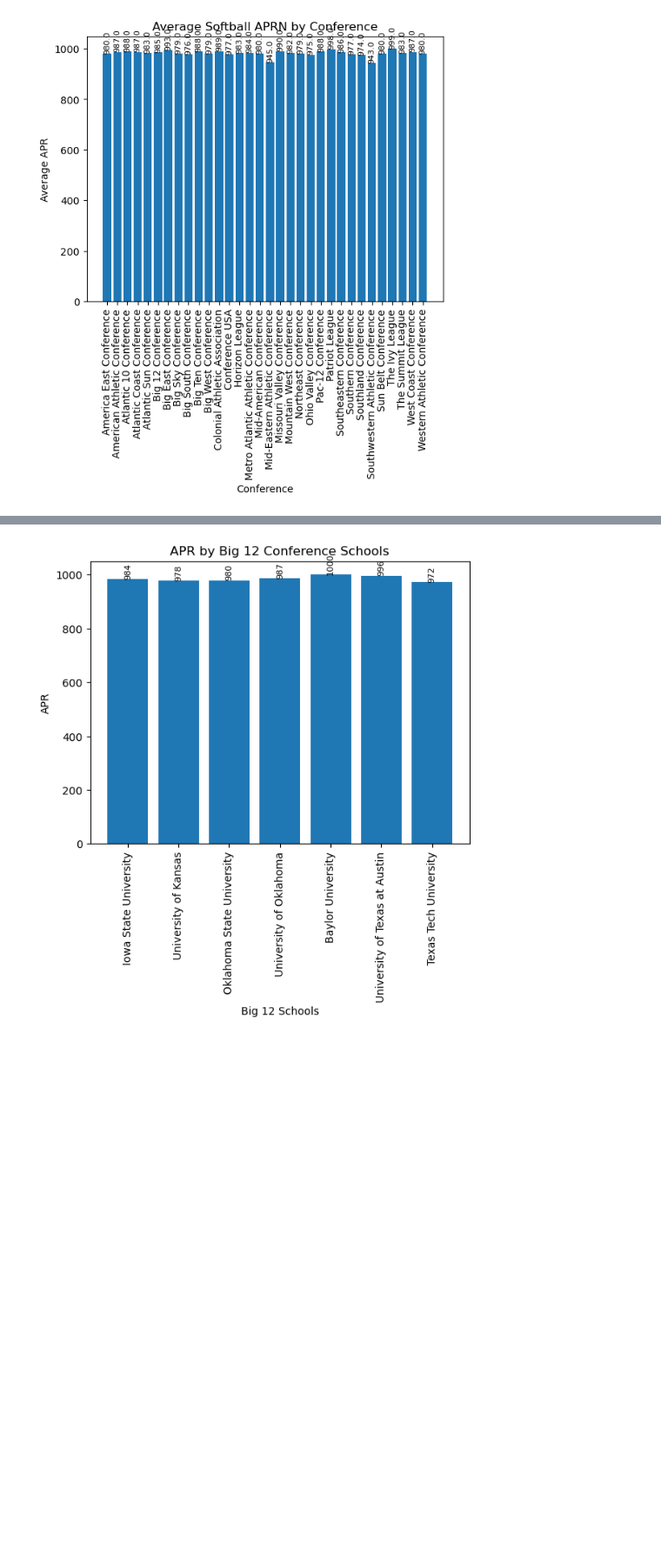
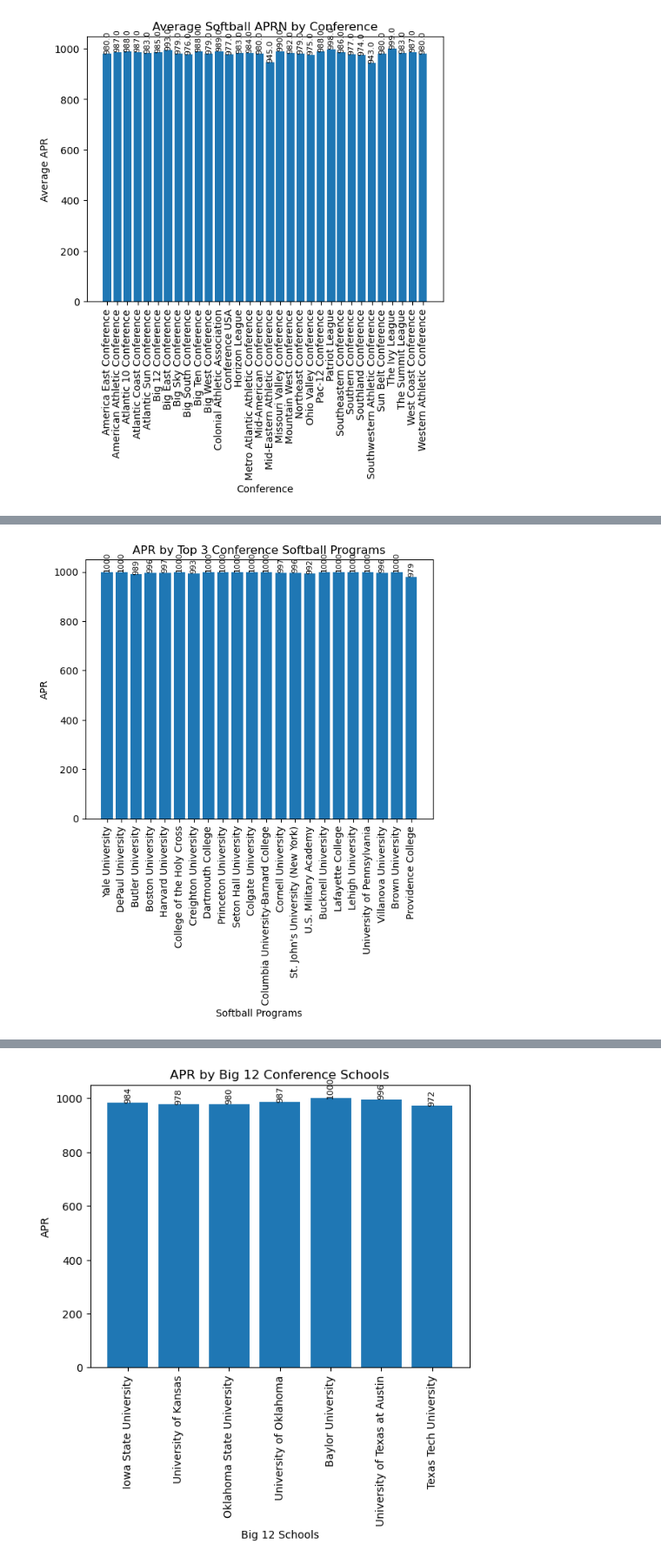
Before and after one commit to msmixj/Data-Analytics-Capstone, a Jupyter notebook: Data_Capstone_Project.ipynb, the cells around one changed output, grey strips where cells are left out. Shown at 87% size. Drawn from its saved outputs; the diff is of its cells as text; code cells hidden in the pictures; blank space fills up the shorter version.

```diff
--- a/Data_Capstone_Project.ipynb
+++ b/Data_Capstone_Project.ipynb
@@ -227,0 +226,3 @@ filtered_sb_data = data[data['SPORT_NAME'] == "Women's Softball"]
+# %%
+sb_data = data.loc[(data['SPORT_NAME'] == "Women's Softball")]
+print(sb_data)
@@ -279,9 +320,10 @@ Data columns (total 56 columns):
 dtypes: float64(24), int64(29), object(3)
 memory usage: 119.3+ KB
 # %%
-conf_average = filtered_sb_data.groupby('NCAA_CONFERENCE')['FOURYEAR_SCORE'].mean()
-rd_confaverage = round(conf_average)
-print (rd_confaverage)
+#Getting the average APR per conference
+conf_avg = sb_data.groupby('NCAA_CONFERENCE')['FOURYEAR_SCORE'].mean()
+rd_confavg = round(conf_avg)
+print (rd_confavg)
 # %% [output]
 NCAA_CONFERENCE
 America East Conference               980.0
@@ -310,7 +364,7 @@ Name: FOURYEAR_SCORE, dtype: float64
 
 #Create the bar plot
 fig, ax = plt.subplots()
-bars = ax.bar(rd_confaverage.index, rd_confaverage.values)
+bars = ax.bar(rd_confavg.index, rd_confavg.values)
 plt.xlabel('Conference')
 plt.ylabel('Average APR')
 plt.title('Average Softball APRN by Conference')
@@ -323,3 +377,8 @@ for bar in bars:
 plt.show()
 # %% [output]
 [figure]
+# %%
+#Creating a dataframe with the Conferences that have the top 3 average APR's
+top3conf_sb = sb_data[(sb_data['NCAA_CONFERENCE'] == 'The Ivy League') | (sb_data['NCAA_CONFERENCE'] == 'Patriot League') | (sb_data['NCAA_CONFERENCE'] == 'Big East Conference')]
+
+print(top3conf_sb)
@@ -325,0 +403,17 @@ plt.show()
+# %%
+#Plotting the APR's of the softball programs for the top 3 conferences with the highest APR average.
+#Create the bar plot
+fig, ax = plt.subplots()
+bars = ax.bar(top3conf_sb['SCHOOL_NAME'], top3conf_sb['FOURYEAR_SCORE'])
+plt.xlabel('Softball Programs')
+plt.ylabel('APR')
+plt.title('APR by Top 3 Conference Softball Programs')
+plt.xticks(rotation=90)
+
+#Add data values on top of the bars
+for bar in bars:
+    height = bar.get_height()
+    ax.text(bar.get_x() + bar.get_width() / 2, height, height, ha='center', va='bottom', rotation=90, fontsize=8)
+plt.show()
+# %% [output]
+[figure, added]
```
Also changed, not shown: parts of 21 cells of this notebook, 5 other files.
